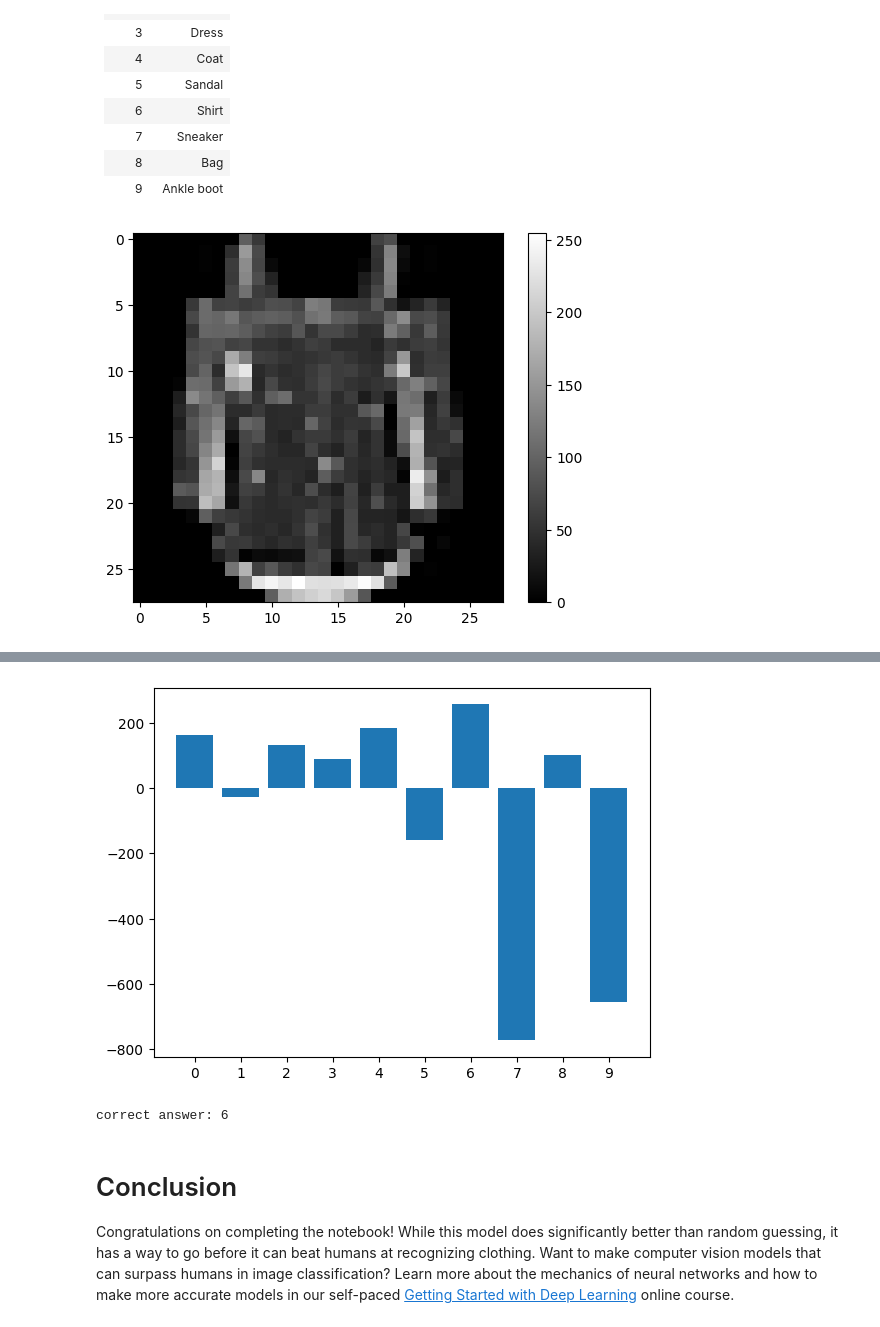
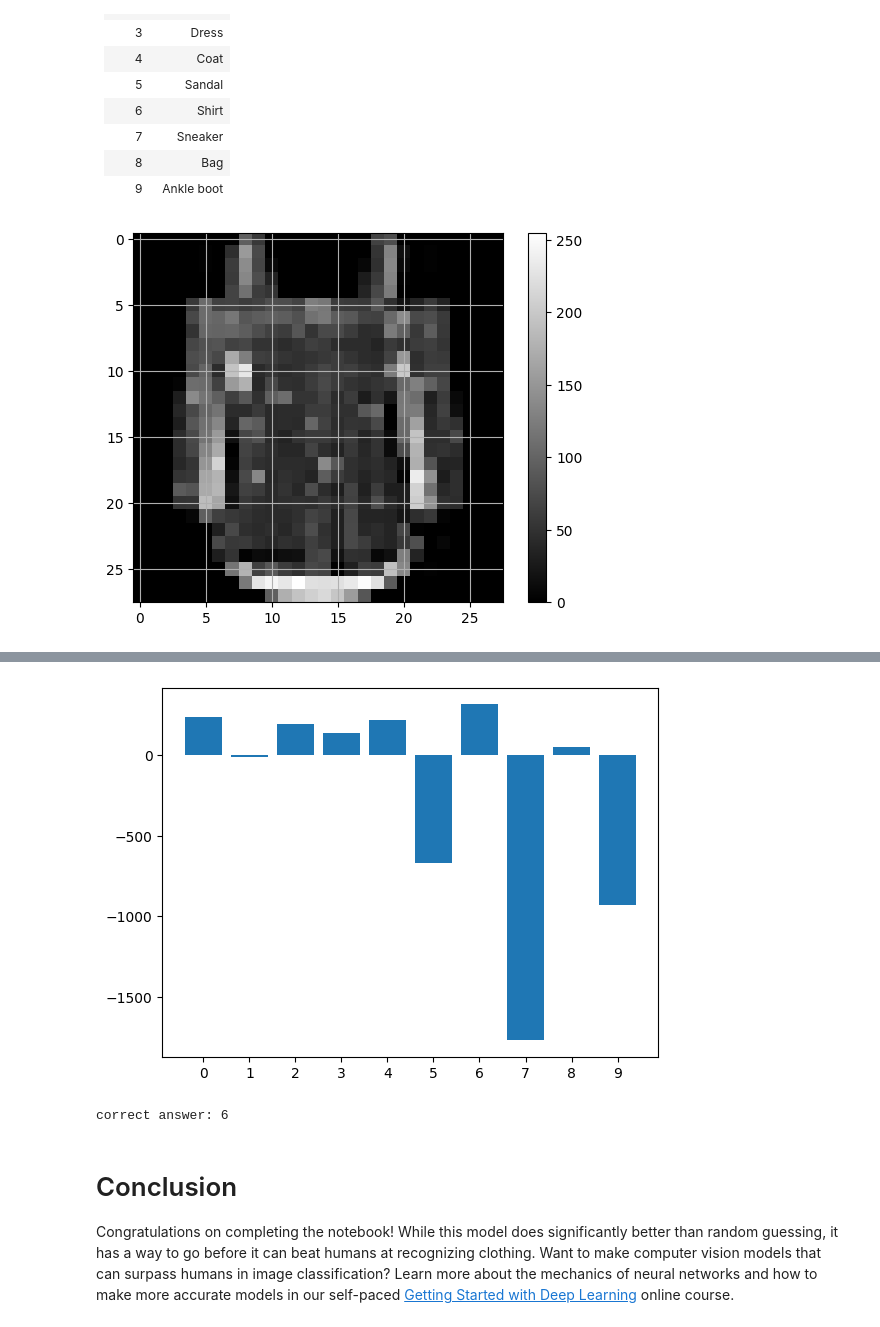
Before and after one commit to ashish00bind/craftland-map, a Jupyter notebook: building-a-brain/BuildingABrain.ipynb, the cells around one changed output, grey strips where cells are left out. Saved outputs shown, nothing was run; the diff lists cells and outputs as text; code cells hidden in the pictures.

```diff
--- a/building-a-brain/BuildingABrain.ipynb
+++ b/building-a-brain/BuildingABrain.ipynb
@@ -248,7 +250,7 @@ After each `epoch`, the model is quizzed with the validation data. Let's watch i
 history = model.fit(
     train_images,
     train_labels,
-    epochs=5,
+    epochs=35,
     verbose=True,
     validation_data=(valid_images, valid_labels)
 )
@@ -321,7 +330,7 @@ data_idx = 8675 # The question number to study with. Feel free to change up to 5
 plt.figure()
 plt.imshow(train_images[data_idx], cmap='gray')
 plt.colorbar()
-plt.grid(False)
+plt.grid(True)
 plt.show()
 
 x_values = range(number_of_classes)
@@ -332,4 +341,4 @@ plt.show()
 
 print("correct answer:", train_labels[data_idx])
 # %% [output]
-[figure, old version]
+[figure, new version]
@@ -337,4 +346,4 @@ print("correct answer:", train_labels[data_idx])
-[figure, old version]
+[figure, new version]
 correct answer: 6
 # %% [markdown]
 # Conclusion
```
Also changed, not shown: parts of 6 cells of this notebook.
